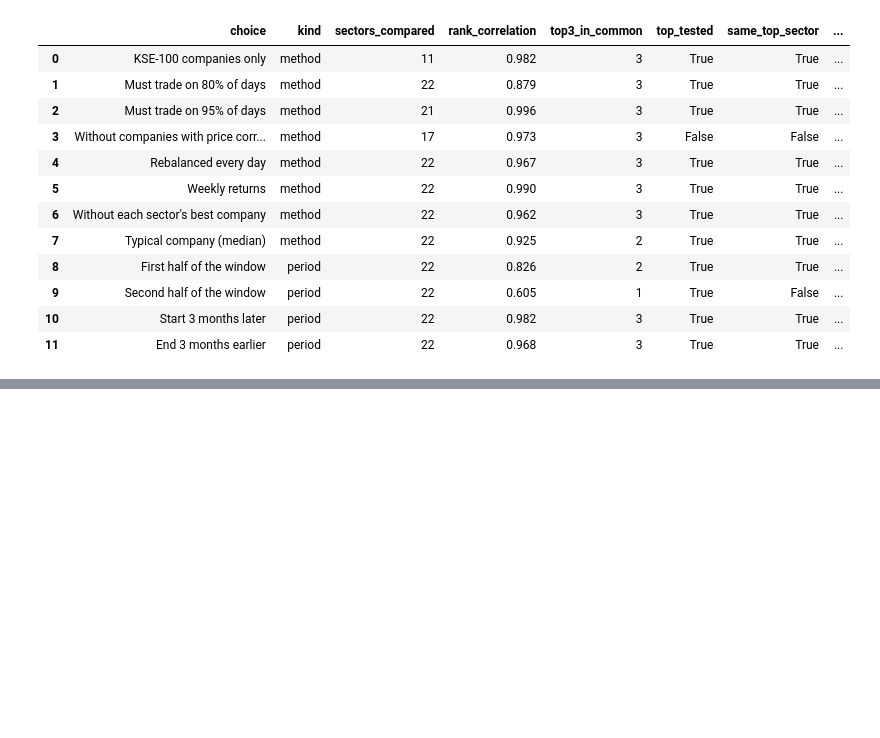
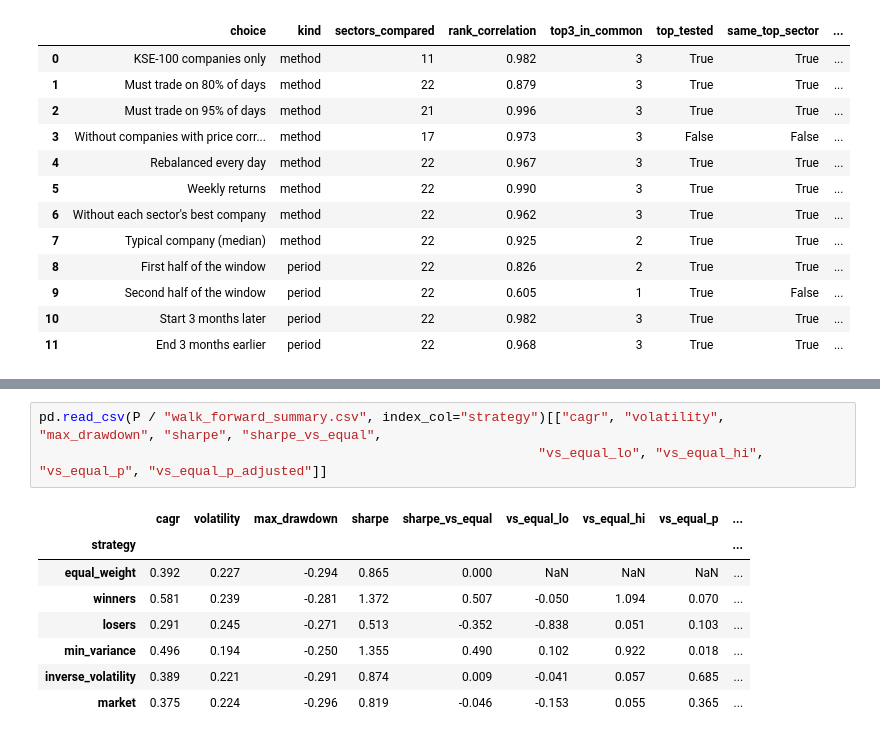
Before and after one commit to Maira-W/psx-sector-risk-return, a Jupyter notebook: notebooks/sector_risk_return.ipynb, the cells around one changed output, grey strips where cells are left out. Drawn from its saved outputs; the diff is of its cells as text; blank space fills up the shorter version.

```diff
--- a/notebooks/sector_risk_return.ipynb
+++ b/notebooks/sector_risk_return.ipynb
@@ -272,0 +394,12 @@ sharpes.rank(ascending=False, method="min").astype("Int64")
+# %%
+pd.read_csv(P / "walk_forward_summary.csv", index_col="strategy")[["cagr", "volatility", "max_drawdown", "sharpe", "sharpe_vs_equal",
+                                                                "vs_equal_lo", "vs_equal_hi", "vs_equal_p", "vs_equal_p_adjusted"]]
+# %% [output]
+|  | cagr | volatility | max_drawdown | sharpe | sharpe_vs_equal | vs_equal_lo | vs_equal_hi | vs_equal_p | ... |
+| strategy |  |  |  |  |  |  |  |  | ... |
+| equal_weight | 0.392 | 0.227 | -0.294 | 0.865 | 0.000 | NaN | NaN | NaN | ... |
+| winners | 0.581 | 0.239 | -0.281 | 1.372 | 0.507 | -0.050 | 1.094 | 0.070 | ... |
+| losers | 0.291 | 0.245 | -0.271 | 0.513 | -0.352 | -0.838 | 0.051 | 0.103 | ... |
+| min_variance | 0.496 | 0.194 | -0.250 | 1.355 | 0.490 | 0.102 | 0.922 | 0.018 | ... |
+| inverse_volatility | 0.389 | 0.221 | -0.291 | 0.874 | 0.009 | -0.041 | 0.057 | 0.685 | ... |
+| market | 0.375 | 0.224 | -0.296 | 0.819 | -0.046 | -0.153 | 0.055 | 0.365 | ... |
```
Also changed, not shown: parts of 13 cells of this notebook, 35 other files.
